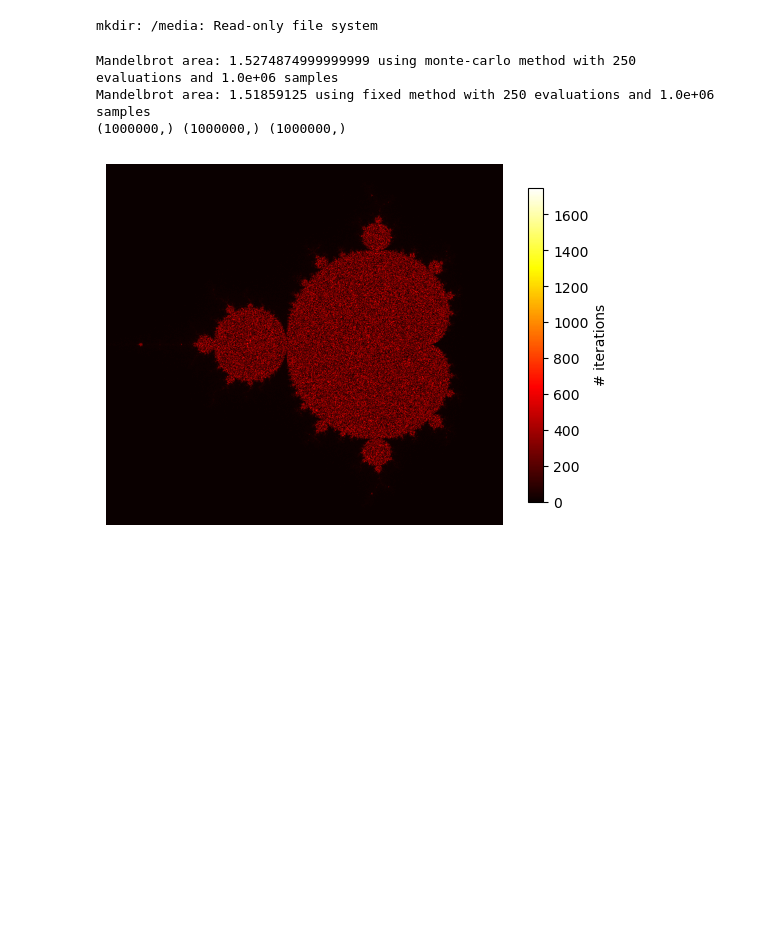
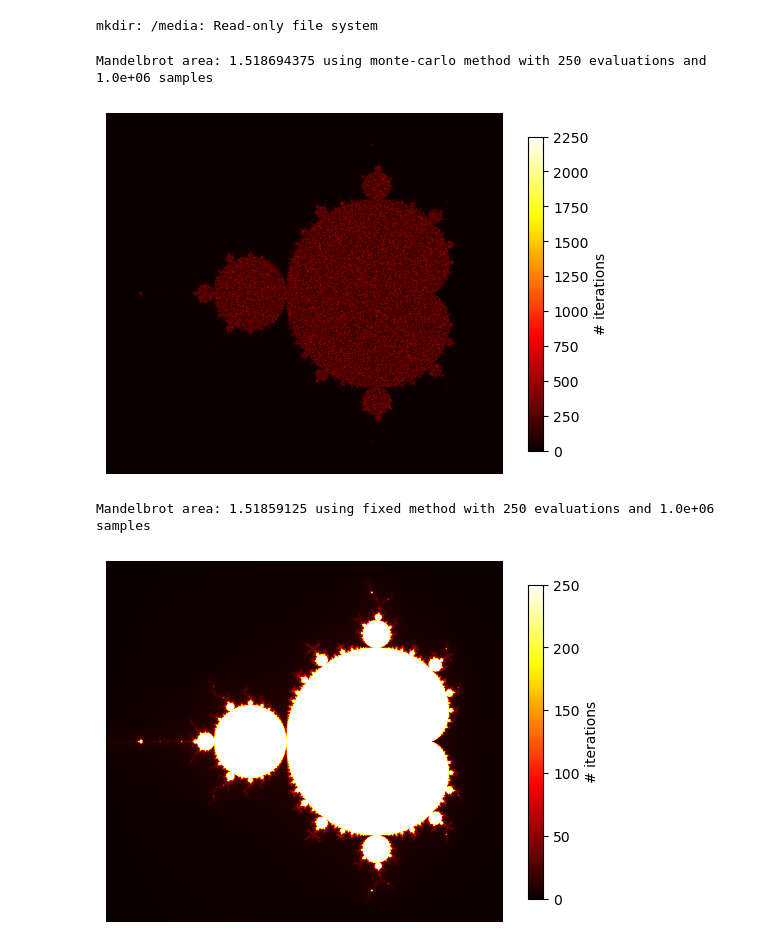
Before and after one commit to jonas4climate/ss-assignment1, a Jupyter notebook: CalvinLaw_11306734_RaymondZhang_14865904_JonasSchaefer_14039982_1.ipynb, the cells around one changed output. Cells and saved outputs as stored; diff of their text form; code cells hidden in the pictures; blank space fills up the shorter version.

Commit message:
plotting

```diff
--- a/CalvinLaw_11306734_RaymondZhang_14865904_JonasSchaefer_14039982_1.ipynb
+++ b/CalvinLaw_11306734_RaymondZhang_14865904_JonasSchaefer_14039982_1.ipynb
@@ -75,11 +75,14 @@ def mandelbrot_parallel_mc(max_iter=250, n_points=1_000_000):
 # %%
 points_mc, counts_mc = mandelbrot_parallel_mc()
 mandelbrot_statistics(points_mc, counts_mc, method='monte-carlo')
-points_fixed, counts_fixed = mandelbrot_parallel_fixed()
-mandelbrot_statistics(points_fixed, counts_fixed, method='fixed')
 plot_mandelbrot(points_mc, counts_mc, method='monte-carlo')
 # %% [output]
-Mandelbrot area: 1.5274874999999999 using monte-carlo method with 250 evaluations and 1.0e+06 samples
-Mandelbrot area: 1.51859125 using fixed method with 250 evaluations and 1.0e+06 samples
-(1000000,) (1000000,) (1000000,)
+Mandelbrot area: 1.518694375 using monte-carlo method with 250 evaluations and 1.0e+06 samples
-[figure, old version]
+[figure, new version]
+# %%
+points_fixed, counts_fixed = mandelbrot_parallel_fixed()
+mandelbrot_statistics(points_fixed, counts_fixed, method='fixed')
+plot_mandelbrot(points_fixed, counts_fixed, method='fixed')
+# %% [output]
+Mandelbrot area: 1.51859125 using fixed method with 250 evaluations and 1.0e+06 samples
+[figure, added]
```
